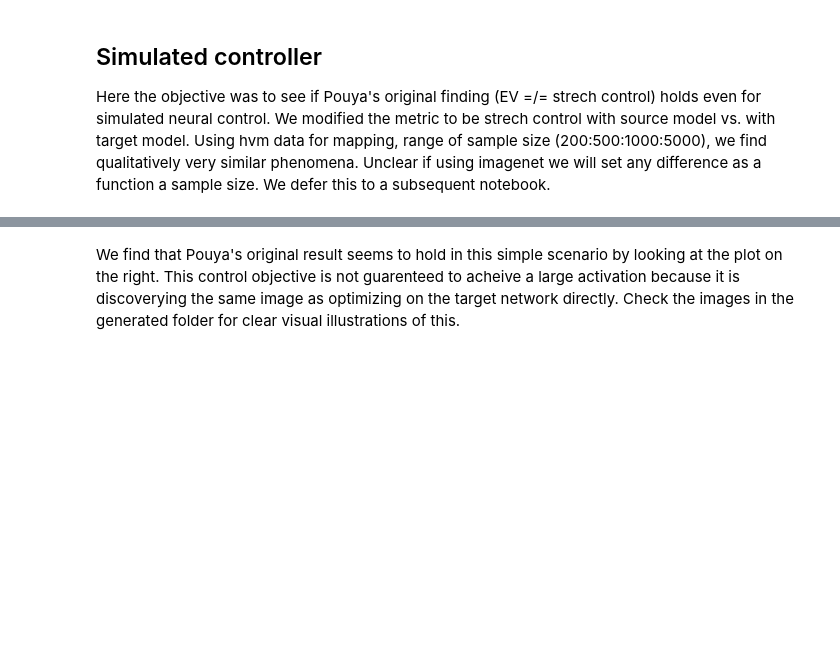
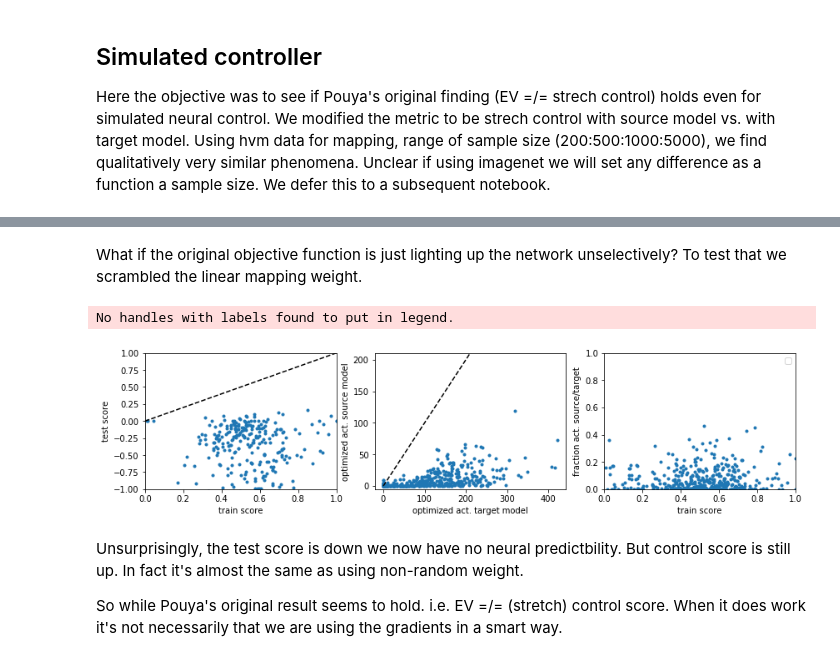
Before and after one commit to chongguo/SimNeuroController, a Jupyter notebook: Note110720.ipynb, the cells around one changed output, grey strips where cells are left out. Drawn from its saved outputs; the diff is of its cells as text; code cells hidden in the pictures; blank space fills up the shorter version.

```diff
--- a/Note110720.ipynb
+++ b/Note110720.ipynb
@@ -64,3 +78,2 @@ plt.show()
-# %% [markdown]
-We find that Pouya's original result seems to hold in this simple scenario by looking at the plot on the right.
-This control objective is not guarenteed to acheive a large activation because it is discoverying the same image as optimizing on the target network directly. Check the images in the generated folder for clear visual illustrations of this.
+# %% [markdown]
+What if the original objective function is just lighting up the network unselectively? To test that we scrambled the linear mapping weight.
@@ -67,3 +84,35 @@ This control objective is not guarenteed to acheive a large activation because i
+# %%
+plt.figure(figsize=(14,3))
+plt.subplot(1,3,1)
+plt.plot(snet2snet200.train_score,snet2snet200.test_score,'.')
+plt.plot([0,1],[0,1],'k--')
+plt.xlim([0,1])
+plt.ylim((-1,1))
+plt.xlabel('train score')
+plt.ylabel('test score')
+plt.subplot(1,3,2)
+plt.plot(snet2snet200.target_act,snet2snet200.source_act,'.')
+lmin, lmax = min(snet2snet200.target_act), max(snet2snet200.target_act)
+plt.plot([lmin, lmax],[lmin, lmax],'k--')
+plt.axis('tight')
+plt.ylim((lmin-5,lmax/2))
+plt.xlabel('optimized act. target model')
+plt.ylabel('optimized act. source model')
+plt.subplot(1,3,3)
+plt.plot(snet2snet200.train_score,snet2snet200.ctr_score,'.')
+plt.legend()
+plt.xlim((0,1))
+plt.ylim((0,1))
+plt.xlabel('train score')
+plt.ylabel('fraction act. source/target')
+plt.show()
+# %% [output]
+No handles with labels found to put in legend.
+[figure, added]
+# %% [markdown]
+Unsurprisingly, the test score is down we now have no neural predictbility. But control score is still up. In fact it's almost the same as using non-random weight.
+
+So while Pouya's original result seems to hold. i.e. EV =/= (stretch) control score. When it does work it's not necessarily that we are using the gradients in a smart way.
 # %%
 # create two feature visualization objects
 img_dim = [256,256,3]
```
Also changed, not shown: parts of 13 cells of this notebook, 7 other files.
